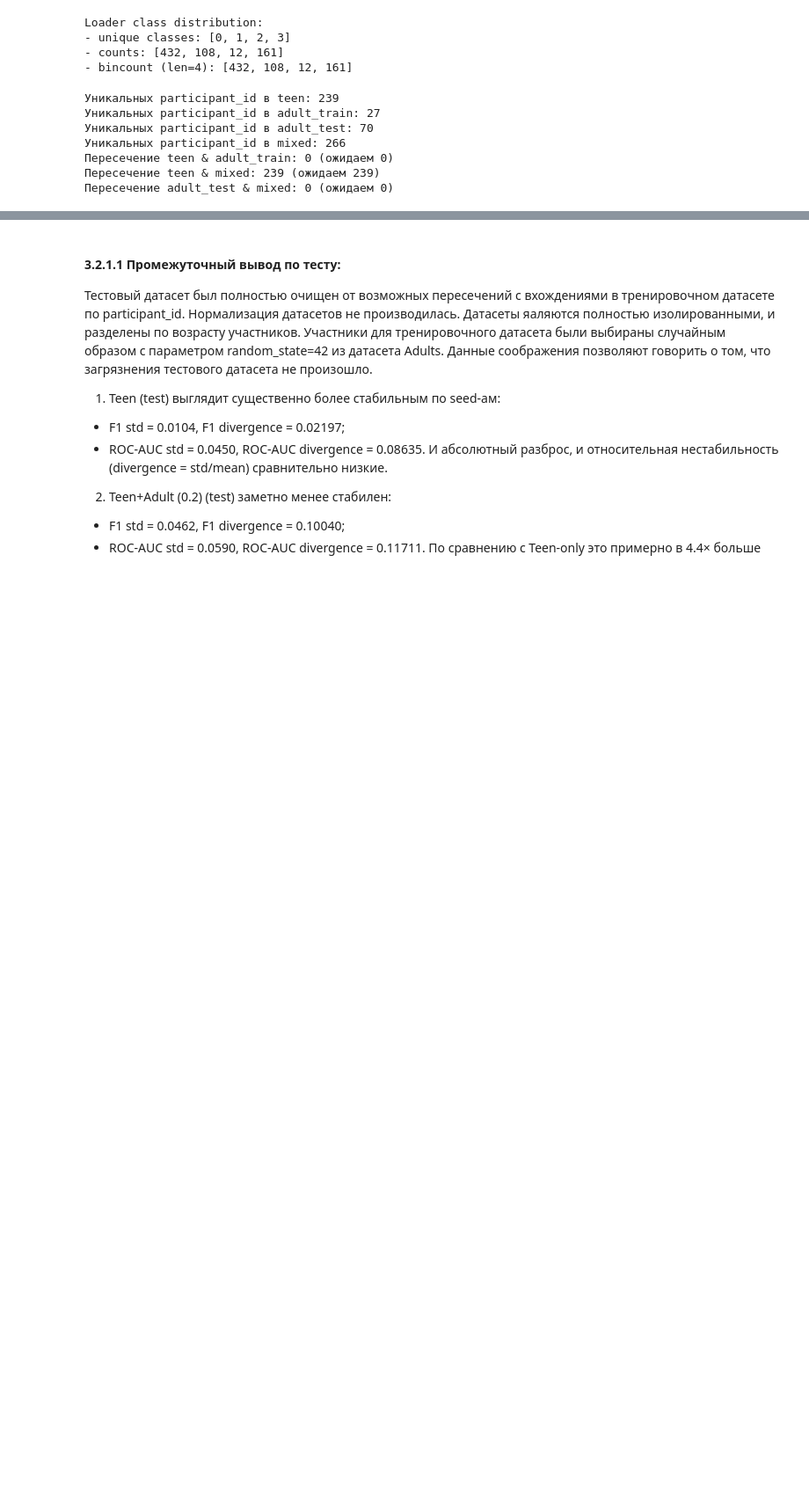
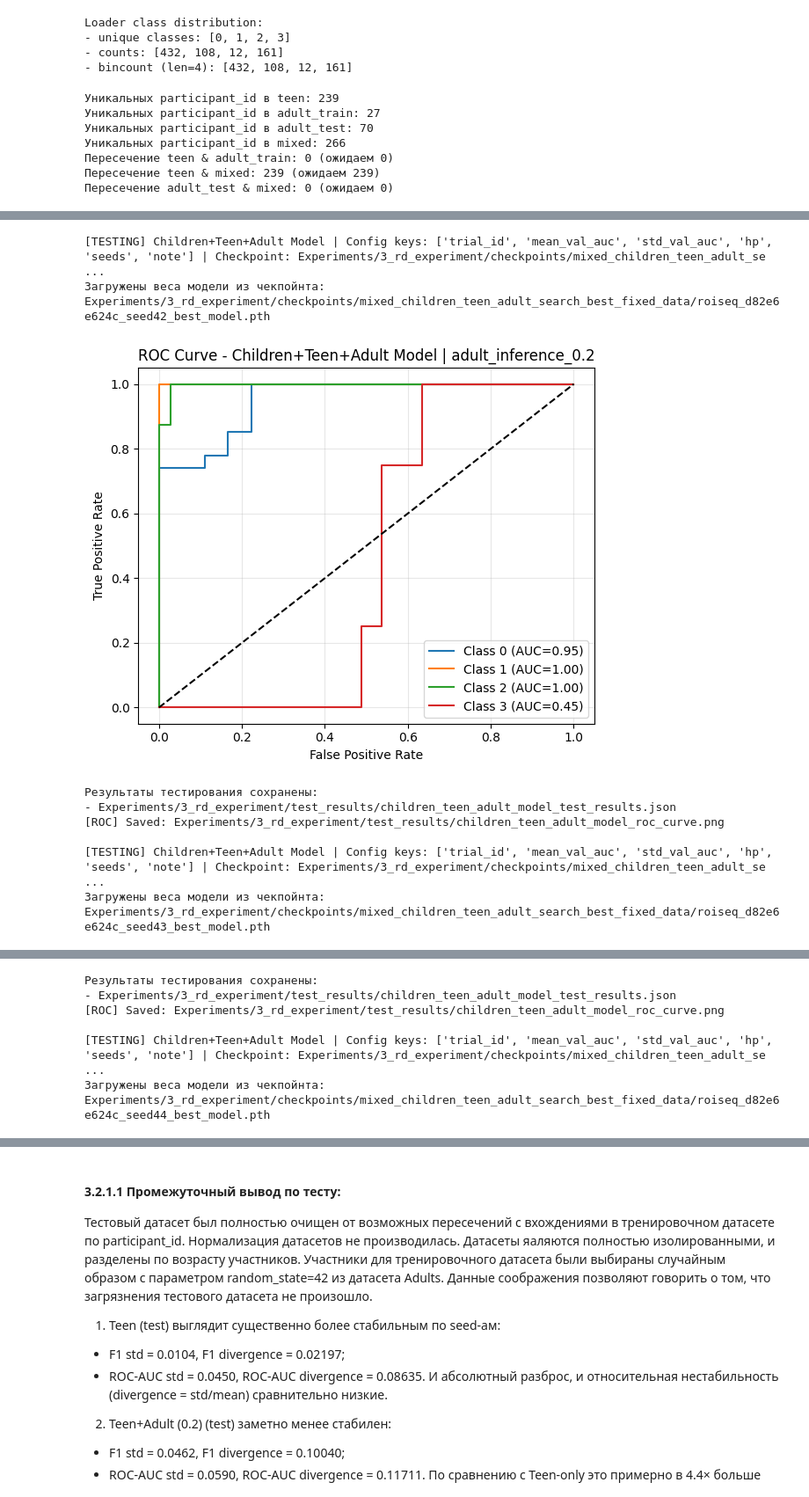
Before and after one commit to Amissum/ADHD_connectome_biomarkers_transfer_research, a Jupyter notebook: ADHD200/Pipelines/AthenaPipeline/Iter_3_ADHD200_train_v3.ipynb, the cells around one changed output, grey strips where cells are left out. Shown at 88% size. Saved outputs shown, nothing was run; the diff lists cells and outputs as text; code cells hidden in the pictures; blank space fills up the shorter version.

```diff
--- a/ADHD200/Pipelines/AthenaPipeline/Iter_3_ADHD200_train_v3.ipynb
+++ b/ADHD200/Pipelines/AthenaPipeline/Iter_3_ADHD200_train_v3.ipynb
@@ -6481,0 +6708,33 @@ Teen+Adult Model fixed participant_id | Per-class ROC-AUC divergence across seed
+# %%
+# ============================================================
+# 3.1.10 Тестирование модели, обученной на смешанном датасете Children + Teen + Adult(0.8), на отложенном наборе Adult(0.2) inference с поправкой на participant_id
+# ============================================================
+model_name_mixed_children_teen_adult_fixed_data = "Children+Teen+Adult Model"
+best_cfg_mixed_children_teen_adult_fixed_data_path = os.path.join(BEST_DIR_MIXED_CHILDREN_TEEN_ADULT_FIXED_DATA_3, "best_config.json")
+
+with open(best_cfg_mixed_children_teen_adult_fixed_data_path, "r", encoding="utf-8") as f:
+    best_cfg_mixed_children_teen_adult_fixed_data = json.load(f)
+trial_id_mixed_children_teen_adult_fixed_data = best_cfg_mixed_children_teen_adult_fixed_data.get("trial_id")
+if not trial_id_mixed_children_teen_adult_fixed_data:
+    raise KeyError("best_config.json for mixed model has no 'trial_id'")
+
+result_mixed_children_teen_adult_fixed_data = test_best_model_all_seeds(
+    best_config=best_cfg_mixed_children_teen_adult_fixed_data,
+    best_checkpoint_dir=BEST_DIR_MIXED_CHILDREN_TEEN_ADULT_FIXED_DATA_3,
+    model_name=model_name_mixed_children_teen_adult_fixed_data,
+    test_loader=experiment_3_data_loader_for_search_adult_0_2_sampler_inference.inference_loader,
+    device=DEVICE,
+    n_classes=N_CLASSES,
+    cov_dim=COV_DIM,
+    results_dir=TEST_RESULTS_DIR_3,
+)
+# %% [output]
+[TESTING] Children+Teen+Adult Model | Config keys: ['trial_id', 'mean_val_auc', 'std_val_auc', 'hp', 'seeds', 'note'] | Checkpoint: Experiments/3_rd_experiment/checkpoints/mixed_children_teen_adult_se ...
+Загружены веса модели из чекпойнта: Experiments/3_rd_experiment/checkpoints/mixed_children_teen_adult_search_best_fixed_data/roiseq_d82e6e624c_seed42_best_model.pth
+[figure, added]
+Результаты тестирования сохранены:
+- Experiments/3_rd_experiment/test_results/children_teen_adult_model_test_results.json
+[ROC] Saved: Experiments/3_rd_experiment/test_results/children_teen_adult_model_roc_curve.png
+
+[TESTING] Children+Teen+Adult Model | Config keys: ['trial_id', 'mean_val_auc', 'std_val_auc', 'hp', 'seeds', 'note'] | Checkpoint: Experiments/3_rd_experiment/checkpoints/mixed_children_teen_adult_se ...
+Загружены веса модели из чекпойнта: Experiments/3_rd_experiment/checkpoints/mixed_children_teen_adult_search_best_fixed_data/roiseq_d82e6e624c_seed43_best_model.pth
@@ -6481,0 +6742,6 @@ Teen+Adult Model fixed participant_id | Per-class ROC-AUC divergence across seed
+Результаты тестирования сохранены:
+- Experiments/3_rd_experiment/test_results/children_teen_adult_model_test_results.json
+[ROC] Saved: Experiments/3_rd_experiment/test_results/children_teen_adult_model_roc_curve.png
+
+[TESTING] Children+Teen+Adult Model | Config keys: ['trial_id', 'mean_val_auc', 'std_val_auc', 'hp', 'seeds', 'note'] | Checkpoint: Experiments/3_rd_experiment/checkpoints/mixed_children_teen_adult_se ...
+Загружены веса модели из чекпойнта: Experiments/3_rd_experiment/checkpoints/mixed_children_teen_adult_search_best_fixed_data/roiseq_d82e6e624c_seed44_best_model.pth
```
Also changed, not shown: parts of 19 cells of this notebook.
